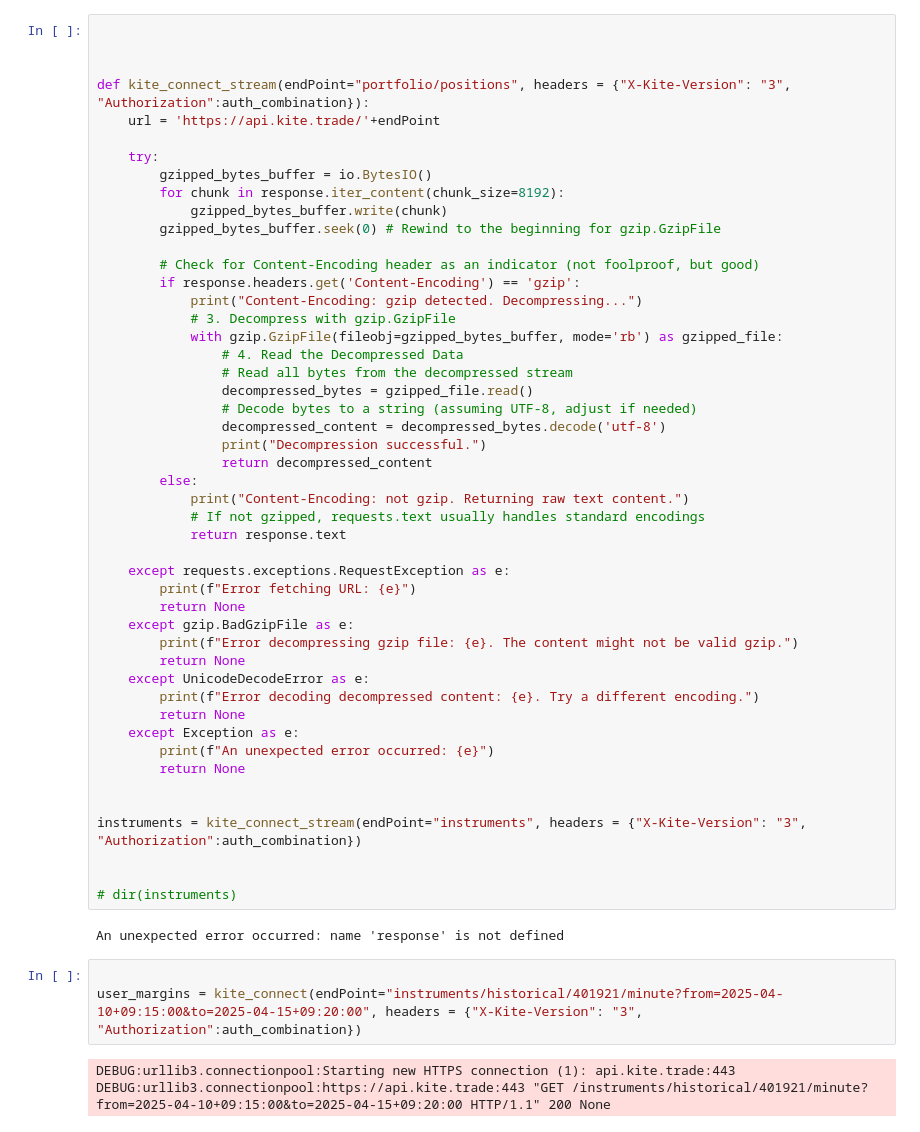
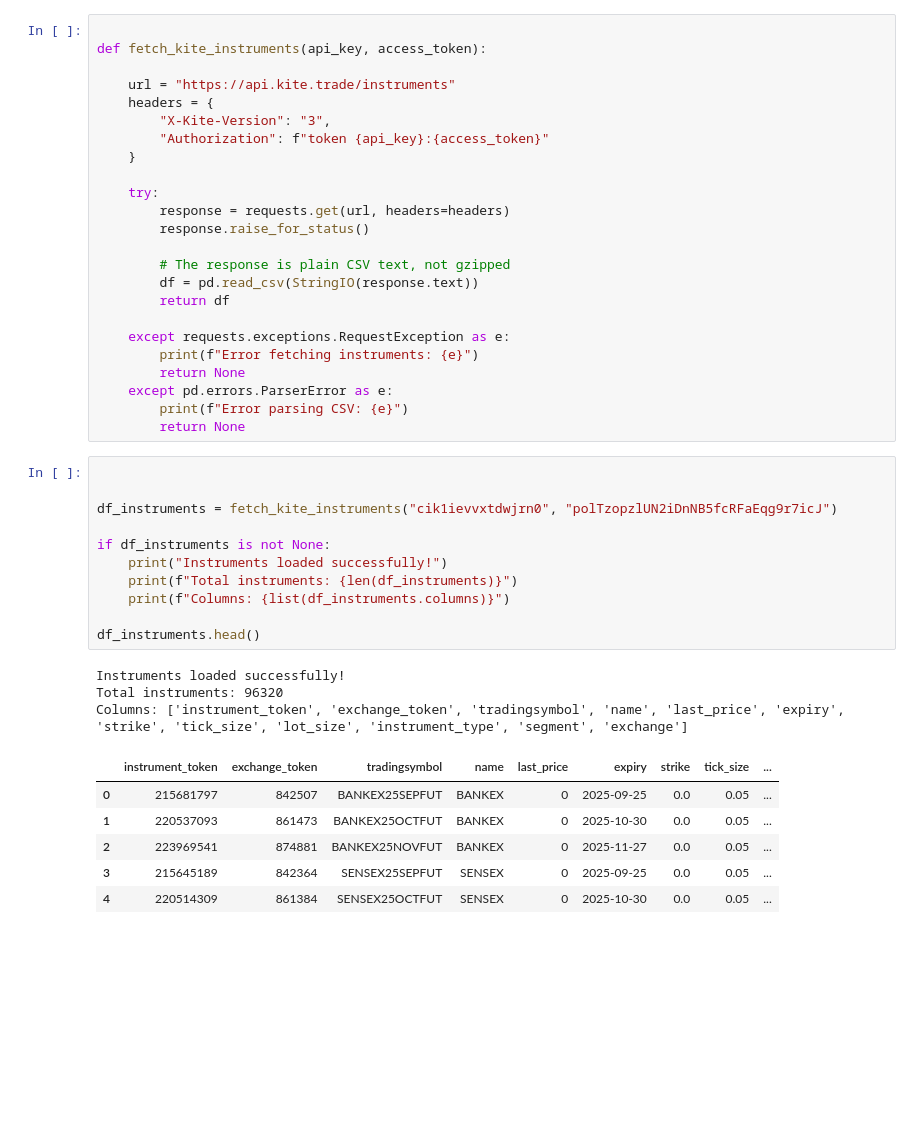
Before and after one commit to juanjohn/mathangya, a Jupyter notebook: baselineValue.ipynb, the cells around one changed output. Saved outputs shown, nothing was run; the diff lists cells and outputs as text; blank space fills up the shorter version.

```diff
--- a/baselineValue.ipynb
+++ b/baselineValue.ipynb
@@ -49,58 +47,47 @@ DEBUG:urllib3.connectionpool:https://api.kite.trade:443 "GET /user/margins HTTP/
 [interactive output not drawn]
 # %%
 
+def fetch_kite_instruments(api_key, access_token):
 
-
-def kite_connect_stream(endPoint="portfolio/positions", headers = {"X-Kite-Version": "3", "Authorization":auth_combination}):
-    url = 'https://api.kite.trade/'+endPoint
+    url = "https://api.kite.trade/instruments"
+    headers = {
+        "X-Kite-Version": "3",
+        "Authorization": f"token {api_key}:{access_token}"
+    }
 
     try:
-        gzipped_bytes_buffer = io.BytesIO()
-        for chunk in response.iter_content(chunk_size=8192):
-            gzipped_bytes_buffer.write(chunk)
-        gzipped_bytes_buffer.seek(0) # Rewind to the beginning for gzip.GzipFile
+        response = requests.get(url, headers=headers)
+        response.raise_for_status()
 
-        # Check for Content-Encoding header as an indicator (not foolproof, but good)
-        if response.headers.get('Content-Encoding') == 'gzip':
-            print("Content-Encoding: gzip detected. Decompressing...")
-            # 3. Decompress with gzip.GzipFile
-            with gzip.GzipFile(fileobj=gzipped_bytes_buffer, mode='rb') as gzipped_file:
-                # 4. Read the Decompressed Data
-                # Read all bytes from the decompressed stream
-                decompressed_bytes = gzipped_file.read()
-                # Decode bytes to a string (assuming UTF-8, adjust if needed)
-                decompressed_content = decompressed_bytes.decode('utf-8')
-                print("Decompression successful.")
-                return decompressed_content
-        else:
-            print("Content-Encoding: not gzip. Returning raw text content.")
-            # If not gzipped, requests.text usually handles standard encodings
-            return response.text
+        # The response is plain CSV text, not gzipped
+        df = pd.read_csv(StringIO(response.text))
+        return df
 
     except requests.exceptions.RequestException as e:
-        print(f"Error fetching URL: {e}")
+        print(f"Error fetching instruments: {e}")
         return None
-    except gzip.BadGzipFile as e:
-        print(f"Error decompressing gzip file: {e}. The content might not be valid gzip.")
+    except pd.errors.ParserError as e:
+        print(f"Error parsing CSV: {e}")
         return None
-    except UnicodeDecodeError as e:
-        print(f"Error decoding decompressed content: {e}. Try a different encoding.")
-        return None
-    except Exception as e:
-        print(f"An unexpected error occurred: {e}")
-        return None
-
-
-instruments = kite_connect_stream(endPoint="instruments", headers = {"X-Kite-Version": "3", "Authorization":auth_combination})
-
-
-# dir(instruments)
-# %% [output]
-An unexpected error occurred: name 'response' is not defined
 # %%
 
-user_margins = kite_connect(endPoint="instruments/historical/401921/minute?from=2025-04-10+09:15:00&to=2025-04-15+09:20:00", headers = {"X-Kite-Version": "3", "Authorization":auth_combination})
+
+df_instruments = fetch_kite_instruments("cik1ievvxtdwjrn0", "polTzopzlUN2iDnNB5fcRFaEqg9r7icJ")
+
+if df_instruments is not None:
+    print("Instruments loaded successfully!")
+    print(f"Total instruments: {len(df_instruments)}")
+    print(f"Columns: {list(df_instruments.columns)}")
+
+df_instruments.head()
 # %% [output]
-DEBUG:urllib3.connectionpool:Starting new HTTPS connection (1): api.kite.trade:443
-DEBUG:urllib3.connectionpool:https://api.kite.trade:443 "GET /instruments/historical/401921/minute?from=2025-04-10+09:15:00&to=2025-04-15+09:20:00 HTTP/1.1" 200 None
+Instruments loaded successfully!
+Total instruments: 96320
+Columns: ['instrument_token', 'exchange_token', 'tradingsymbol', 'name', 'last_price', 'expiry', 'strike', 'tick_size', 'lot_size', 'instrument_type', 'segment', 'exchange']
+|  | instrument_token | exchange_token | tradingsymbol | name | last_price | expiry | strike | tick_size | ... |
+| 0 | 215681797 | 842507 | BANKEX25SEPFUT | BANKEX | 0 | 2025-09-25 | 0.0 | 0.05 | ... |
+| 1 | 220537093 | 861473 | BANKEX25OCTFUT | BANKEX | 0 | 2025-10-30 | 0.0 | 0.05 | ... |
+| 2 | 223969541 | 874881 | BANKEX25NOVFUT | BANKEX | 0 | 2025-11-27 | 0.0 | 0.05 | ... |
+| 3 | 215645189 | 842364 | SENSEX25SEPFUT | SENSEX | 0 | 2025-09-25 | 0.0 | 0.05 | ... |
+| 4 | 220514309 | 861384 | SENSEX25OCTFUT | SENSEX | 0 | 2025-10-30 | 0.0 | 0.05 | ... |
 # %%
```
Also changed, not shown: parts of 4 cells of this notebook, 1 other file.
